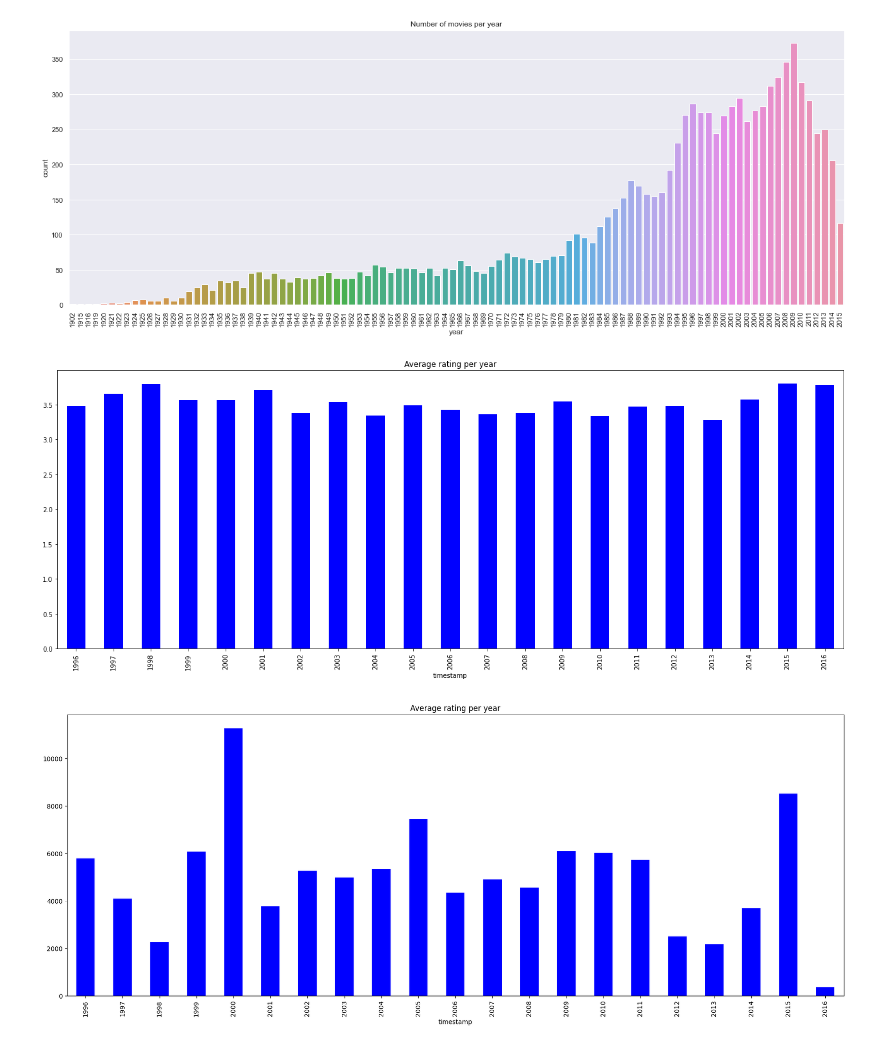
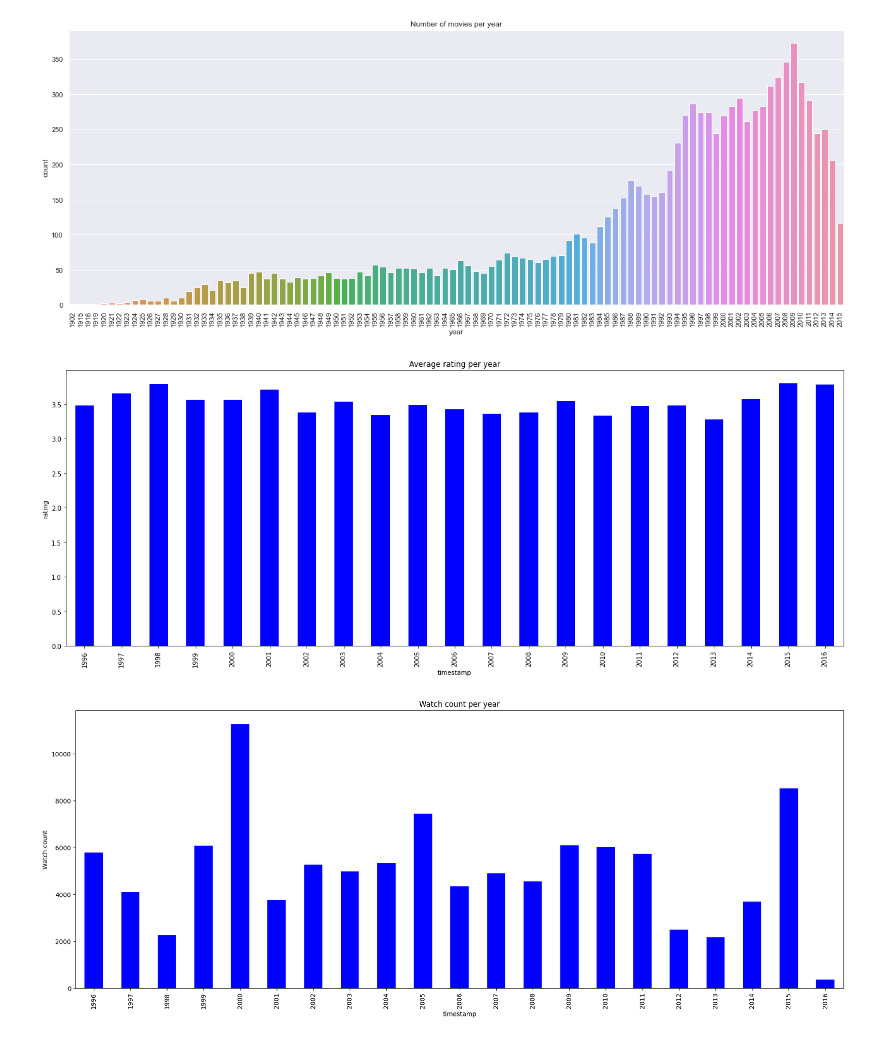
Before and after one commit to bhavesh-20/Movie-Data-Analysis, a Jupyter notebook: Project_G01.ipynb, the cells around one changed output. Saved outputs shown, nothing was run; the diff lists cells and outputs as text; code cells hidden in the pictures.

Commit message:
Add watch count per year plot

```diff
--- a/Project_G01.ipynb
+++ b/Project_G01.ipynb
@@ -293,16 +293,18 @@ plt.show()
 # %%
 plt.figure(figsize=(22, 8))
 plt.style.use("default")
 ratings.groupby("timestamp")["rating"].mean().plot(kind="bar", color="blue")
 plt.title("Average rating per year")
+plt.ylabel("rating")
 plt.show()
 # %% [output]
-[figure, old version]
+[figure, new version]
 # %%
 plt.figure(figsize=(22, 8))
 plt.style.use("default")
 ratings.groupby("timestamp")["rating"].count().plot(kind="bar", color="blue")
-plt.title("Average rating per year")
+plt.title("Watch count per year")
+plt.ylabel("Watch count")
 plt.show()
 # %% [output]
-[figure, old version]
+[figure, new version]
```
